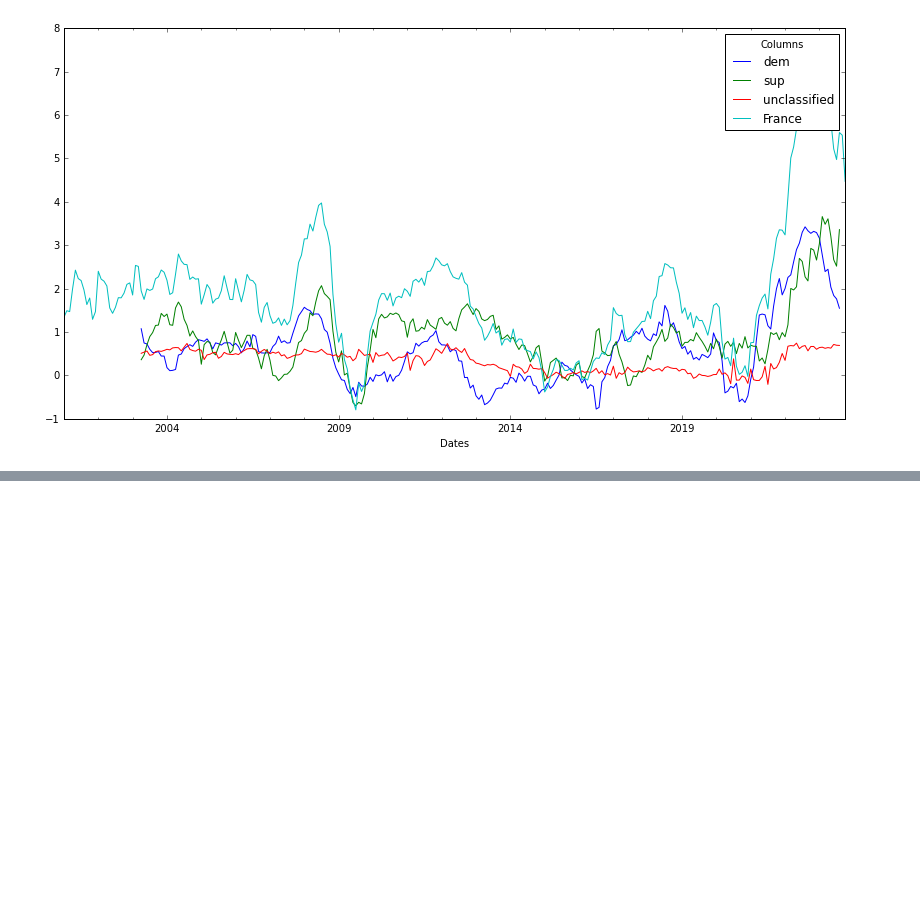
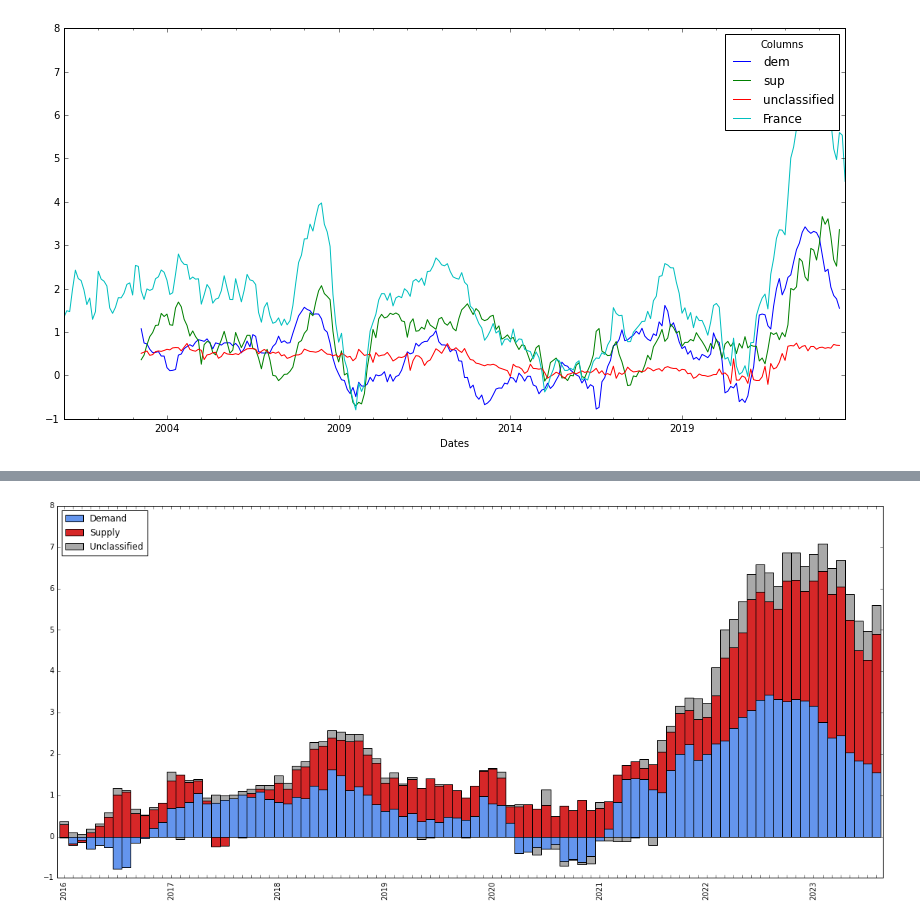
Before and after one commit to pierld/SVAR3A, a Jupyter notebook: main/Documentation.ipynb, the cells around one changed output, grey strips where cells are left out. Saved outputs shown, nothing was run; the diff lists cells and outputs as text; code cells hidden in the pictures; blank space fills up the shorter version.

```diff
--- a/main/Documentation.ipynb
+++ b/main/Documentation.ipynb
@@ -368,12 +374,14 @@ plt.title('AIC vs BIC select model comparison : estimated supply component of Yo
 Text(0.5, 1.0, 'AIC vs BIC select model comparison : estimated supply component of YoY% inflation')
 [figure]
 # %%
+matplotlib.rcParams['figure.figsize'] = [14, 7]
 plt.plot(cpi_meta.shapiro_aic_r[(cpi_meta.shapiro_aic_r.index.year>=2020)][['sup','sup_j1','sup_j2','sup_j3','sup_param']])
 plt.title('Classification: alternative methodologies with AIC-selected model')
 # %% [output]
 Text(0.5, 1.0, 'Classification: alternative methodologies with AIC-selected model')
 [figure]
 # %%
+matplotlib.rcParams['figure.figsize'] = [14, 7]
 ax = cpi_meta.shapiro_aic_r[["dem","sup","unclassified"]].plot()
 cpi_meta.meta.overall.rolling(12).sum().dropna()[[cpi_meta.meta.country]].plot(ax=ax) #YoY overall inflation
 plt.legend(title='Columns')
@@ -390,0 +391,3 @@ cpi_meta.correlation("supply")
+# %%
+matplotlib.rcParams['figure.figsize'] = [14, 7]
+cpi_meta.correlation("demand")
@@ -390,0 +396,3 @@ cpi_meta.correlation("supply")
+# %%
+matplotlib.rcParams['figure.figsize'] = [14, 7]
+cpi_meta.correlation("supply")
@@ -390,0 +401,5 @@ cpi_meta.correlation("supply")
+# %%
+matplotlib.rcParams['figure.figsize'] = [20, 9]
+cpi_meta.plot_stack(df=cpi_meta.shapiro_aic,year=2015)
+# %% [output]
+[figure, added]
```
Also changed, not shown: parts of 6 cells of this notebook, 1 other file.
